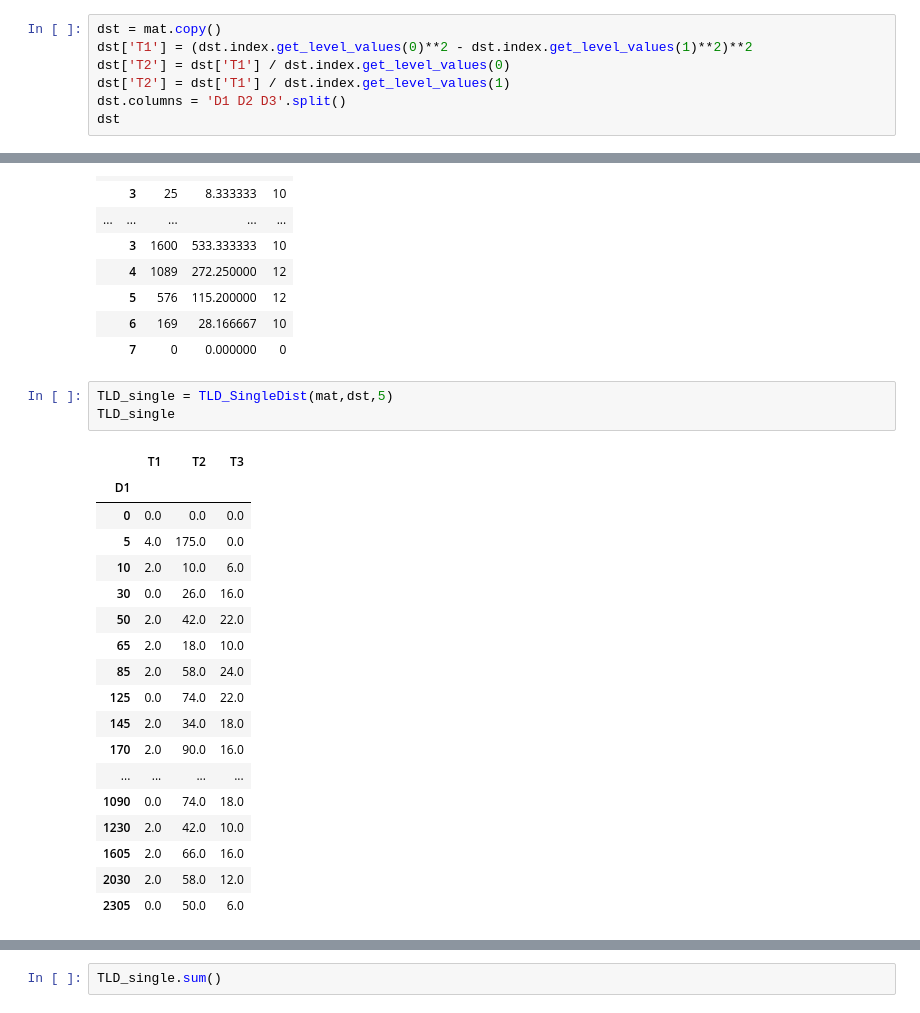
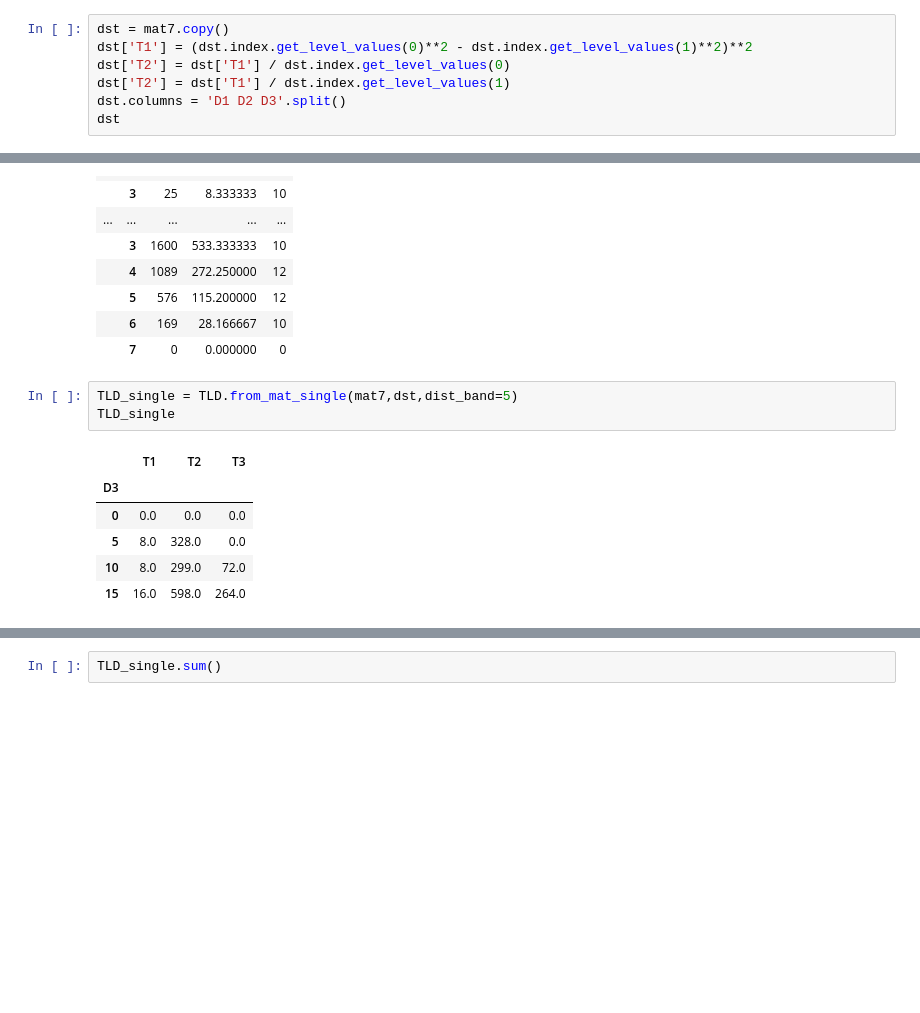
Before and after one commit to jabellcu/TPlanning_matrices, a Jupyter notebook: TLD.ipynb, the cells around one changed output, grey strips where cells are left out. Saved outputs shown, nothing was run; the diff lists cells and outputs as text; blank space fills up the shorter version.

```diff
--- a/TLD.ipynb
+++ b/TLD.ipynb
@@ -402,5 +419,5 @@ mat
 # %%
-dst = mat.copy()
+dst = mat7.copy()
 dst['T1'] = (dst.index.get_level_values(0)**2 - dst.index.get_level_values(1)**2)**2
 dst['T2'] = dst['T1'] / dst.index.get_level_values(0)
 dst['T2'] = dst['T1'] / dst.index.get_level_values(1)
@@ -426,25 +443,13 @@ dst
 |  | 6 | 169 | 28.166667 | 10 |
 |  | 7 | 0 | 0.000000 | 0 |
 # %%
-TLD_single = TLD_SingleDist(mat,dst,5)
+TLD_single = TLD.from_mat_single(mat7,dst,dist_band=5)
 TLD_single
 # %% [output]
 |  | T1 | T2 | T3 |
-| D1 |  |  |  |
+| D3 |  |  |  |
 | 0 | 0.0 | 0.0 | 0.0 |
-| 5 | 4.0 | 175.0 | 0.0 |
-| 10 | 2.0 | 10.0 | 6.0 |
-| 30 | 0.0 | 26.0 | 16.0 |
-| 50 | 2.0 | 42.0 | 22.0 |
-| 65 | 2.0 | 18.0 | 10.0 |
-| 85 | 2.0 | 58.0 | 24.0 |
-| 125 | 0.0 | 74.0 | 22.0 |
-| 145 | 2.0 | 34.0 | 18.0 |
-| 170 | 2.0 | 90.0 | 16.0 |
-| ... | ... | ... | ... |
-| 1090 | 0.0 | 74.0 | 18.0 |
-| 1230 | 2.0 | 42.0 | 10.0 |
-| 1605 | 2.0 | 66.0 | 16.0 |
-| 2030 | 2.0 | 58.0 | 12.0 |
-| 2305 | 0.0 | 50.0 | 6.0 |
+| 5 | 8.0 | 328.0 | 0.0 |
+| 10 | 8.0 | 299.0 | 72.0 |
+| 15 | 16.0 | 598.0 | 264.0 |
 # %%
```
Also changed, not shown: parts of 17 cells of this notebook, 4 other files.
